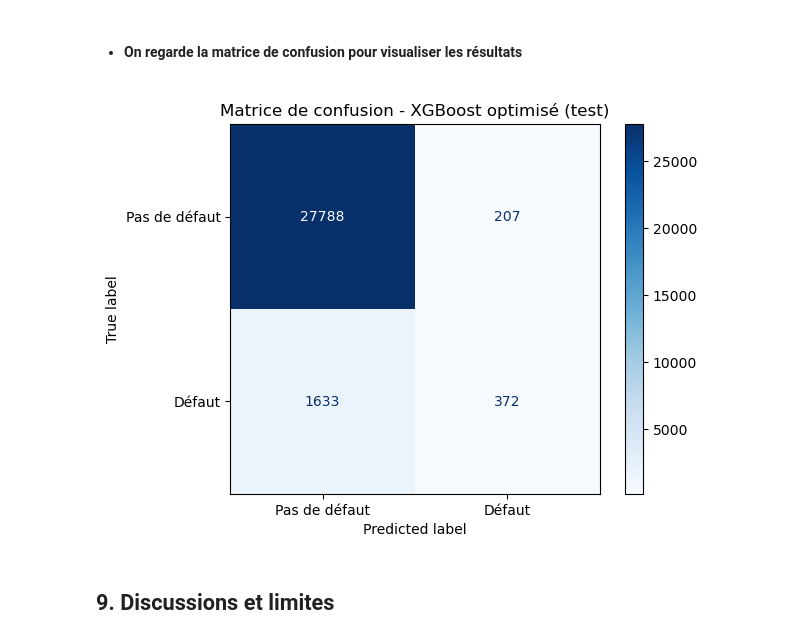
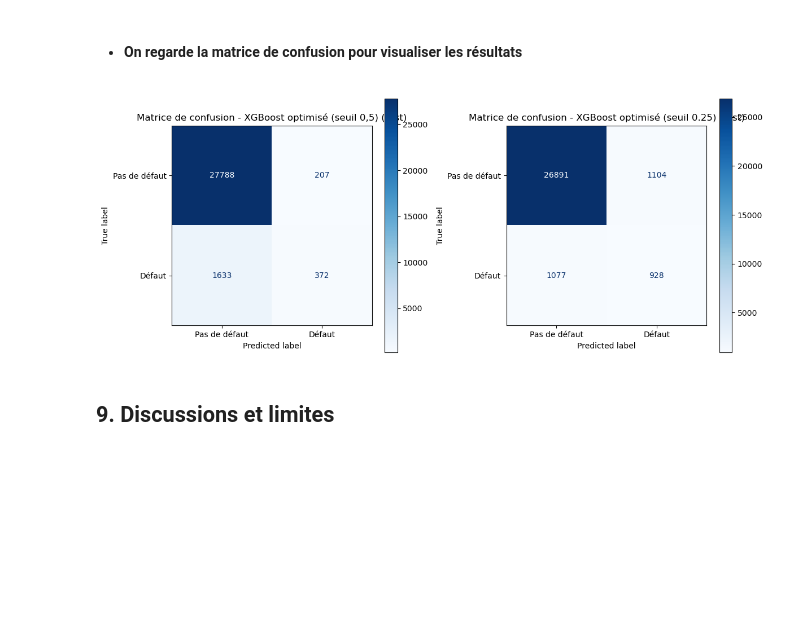
Before and after one commit to EkaterinaBabenko/ML_kaggle, a Jupyter notebook: credits/GiveMeSomeCredit/credits.ipynb, the cells around one changed output. Saved outputs shown, nothing was run; the diff lists cells and outputs as text; code cells hidden in the pictures; blank space fills up the shorter version.

Commit message:
Ajout de la variante avec seuil

```diff
--- a/credits/GiveMeSomeCredit/credits.ipynb
+++ b/credits/GiveMeSomeCredit/credits.ipynb
@@ -662,16 +670,16 @@ modeles_sans_features = {
     "Modèle naïf": modeles["Dummy"],
     "Régression logistique simple": modeles["Régression logistique"],
     "Forêt aléatoire": modeles["Random Forest"],
+    "XGBoost": modeles["XGBoost"],
 }
 
 resultats = {}
 for nom, modele in modeles_sans_features.items():
     scores = cross_validate(modele, X, y, cv=validation, scoring=metriques)
-    resultats[nom] = {m: scores[f"test_{m}"].mean() for m in metriques}
+    resultats[nom] = {
+        m: f"{scores[f'test_{m}'].mean():.3f} ± {scores[f'test_{m}'].std():.3f}"
+        for m in metriques
+    }
 
-# On rajoute le modèle XGBoost
-scores = cross_validate(modeles["XGBoost"], X, y, cv=validation, scoring=metriques)
-resultats["XGBoost"] = {m: scores[f"test_{m}"].mean() for m in metriques}
-
-print(pd.DataFrame(resultats).T.round(3))
+display(pd.DataFrame(resultats).T)
 # %% [output]
@@ -736,11 +744,14 @@ for nom_dataset, df in datasets.items():
             "Dataset": nom_dataset,
             "Modèle": nom_modele,
             "Accuracy": scores["test_accuracy"].mean(),
+            "Accuracy std": scores["test_accuracy"].std(),
             "ROC-AUC": scores["test_roc_auc"].mean(),
-            "Average Precision": scores["test_average_precision"].mean()
+            "ROC-AUC std": scores["test_roc_auc"].std(),
+            "Average Precision": scores["test_average_precision"].mean(),
+            "Average Precision std": scores["test_average_precision"].std()
         })
 
 resultats_df = pd.DataFrame(resultats)
 
-print(resultats_df.round(3))
+display(resultats_df.round(3))
 # %% [output]
@@ -795,3 +874,7 @@ plt.show()
+# %%
+# Ajout post soutenance Kaggle
+# Choix du meilleur seuil fait à l'issue
+meilleur_seuil = 0.25
 # %% [markdown]
 ## 7. Optimisation du XG Boost
 
@@ -905,20 +1031,24 @@ display(
 # %% [markdown]
 * #### On regarde la matrice de confusion pour visualiser les résultats
 # %%
-from sklearn.metrics import ConfusionMatrixDisplay
-import matplotlib.pyplot as plt
+# Deux matrices côte à côte : une par seuil (on réutilise probas_test et seuils de la cellule précédente)
+fig, axes = plt.subplots(1, 2, figsize=(12, 5))
 
-ConfusionMatrixDisplay.from_predictions(
-    y_test,
-    predictions_test,
-    display_labels=["Pas de défaut", "Défaut"],
-    cmap="Blues"
-)
+for ax, (nom, seuil) in zip(axes, seuils.items()):
+    predictions = (probas_test >= seuil).astype(int)
+    ConfusionMatrixDisplay.from_predictions(
+        y_test,
+        predictions,
+        display_labels=["Pas de défaut", "Défaut"],
+        cmap="Blues",
+        ax=ax
+    )
+    ax.set_title(f"Matrice de confusion - {nom} (test)")
 
-plt.title("Matrice de confusion - XGBoost optimisé (test)")
+plt.tight_layout()
 plt.show()
 # %% [output]
-[figure, old version]
+[figure, new version]
 # %% [markdown]
 ## 9. Discussions et limites
 # %% [markdown]
```
Also changed, not shown: parts of 28 cells of this notebook.
